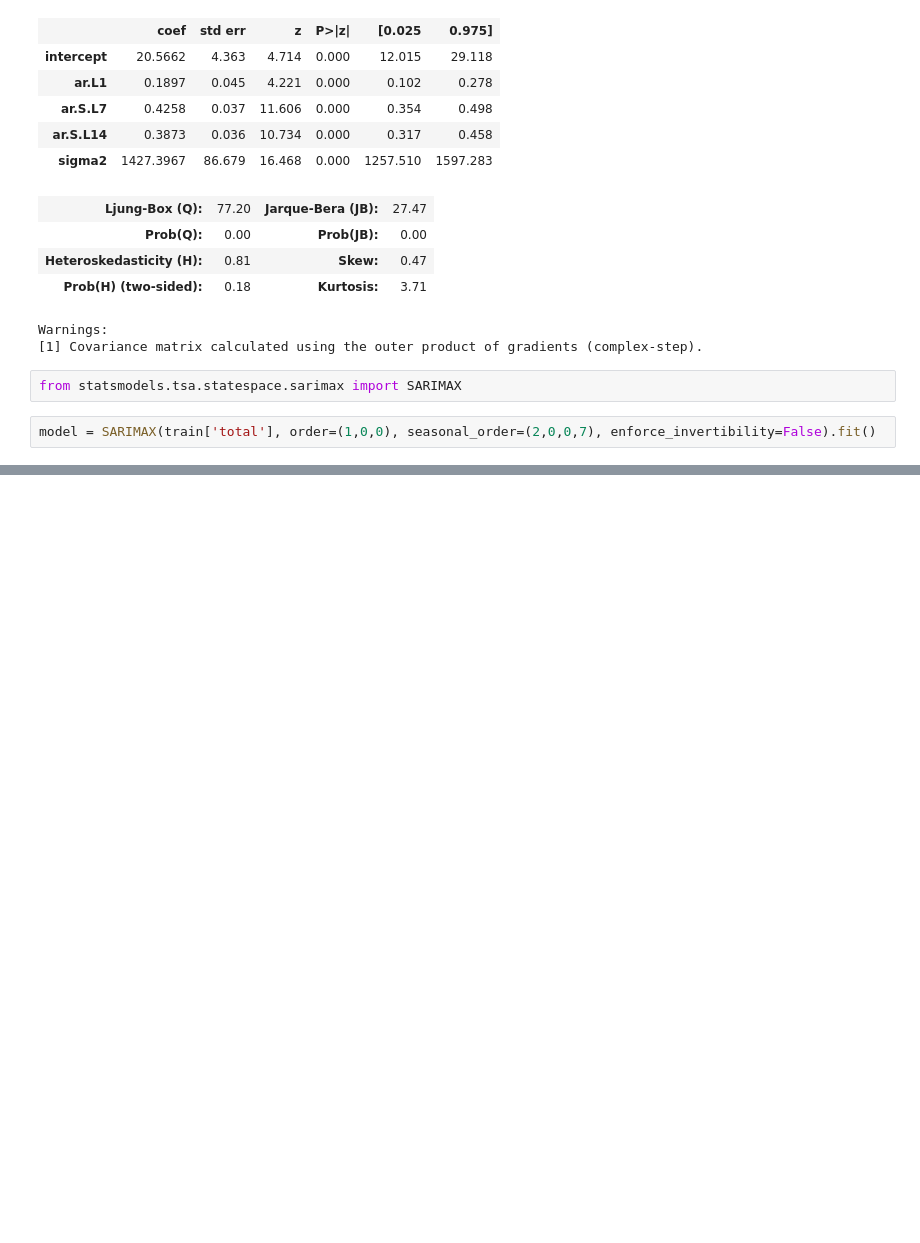
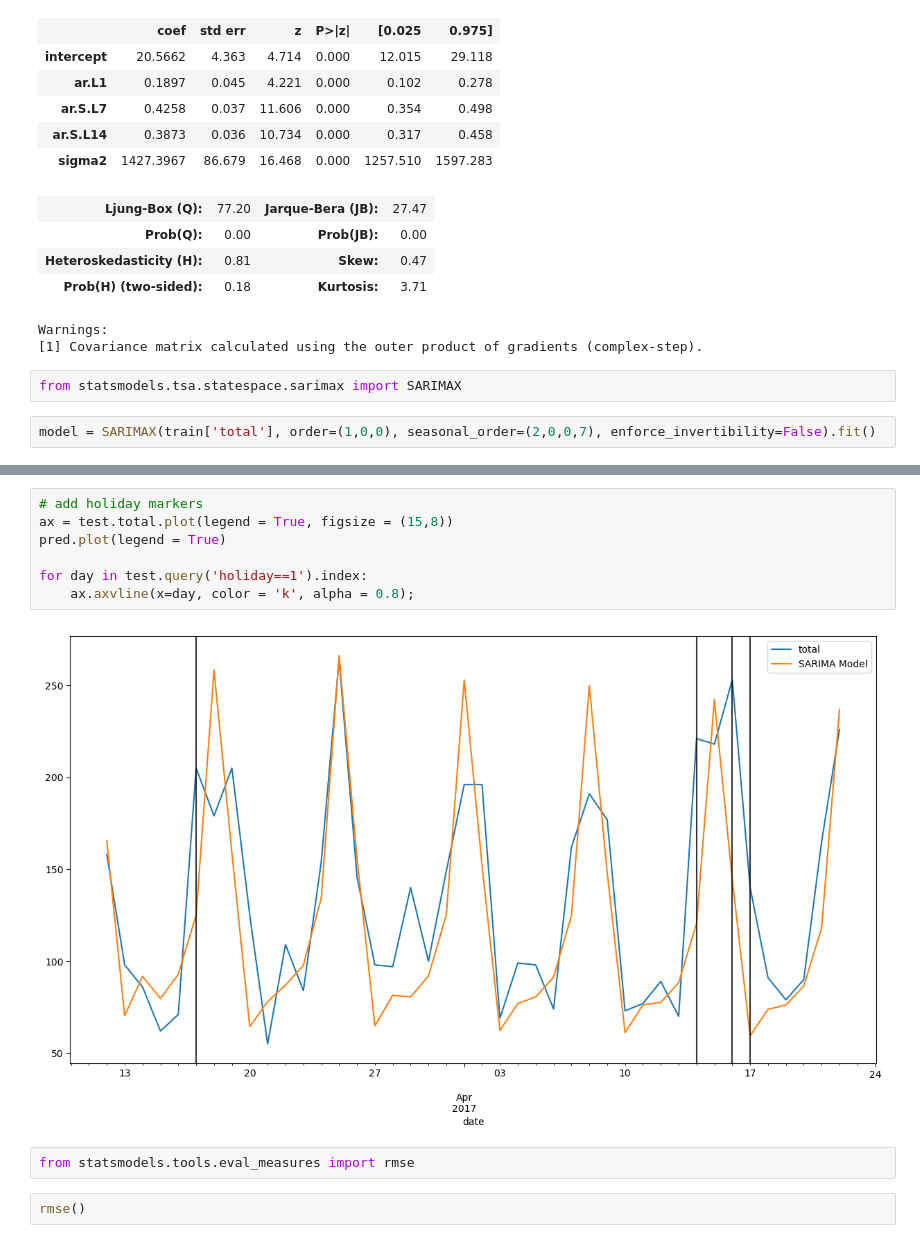
Before and after one commit to Shiska07/Data-Science-and-Machine-Learning, a Jupyter notebook: Time-Series-Analysis/SARIMA with Exogenous Variables (SARIMAX).ipynb, the cells around one changed output, grey strips where cells are left out. Saved outputs shown, nothing was run; the diff lists cells and outputs as text; blank space fills up the shorter version.

```diff
--- a/Time-Series-Analysis/SARIMA with Exogenous Variables (SARIMAX).ipynb
+++ b/Time-Series-Analysis/SARIMA with Exogenous Variables (SARIMAX).ipynb
@@ -139,0 +170,13 @@ model = SARIMAX(train['total'], order=(1,0,0), seasonal_order=(2,0,0,7), enforce
+# %%
+# add holiday markers
+ax = test.total.plot(legend = True, figsize = (15,8))
+pred.plot(legend = True)
+
+for day in test.query('holiday==1').index:
+    ax.axvline(x=day, color = 'k', alpha = 0.8);
+# %% [output]
+[figure, added]
+# %%
+from statsmodels.tools.eval_measures import rmse
+# %%
+rmse()
```
Also changed, not shown: parts of 3 cells of this notebook.
